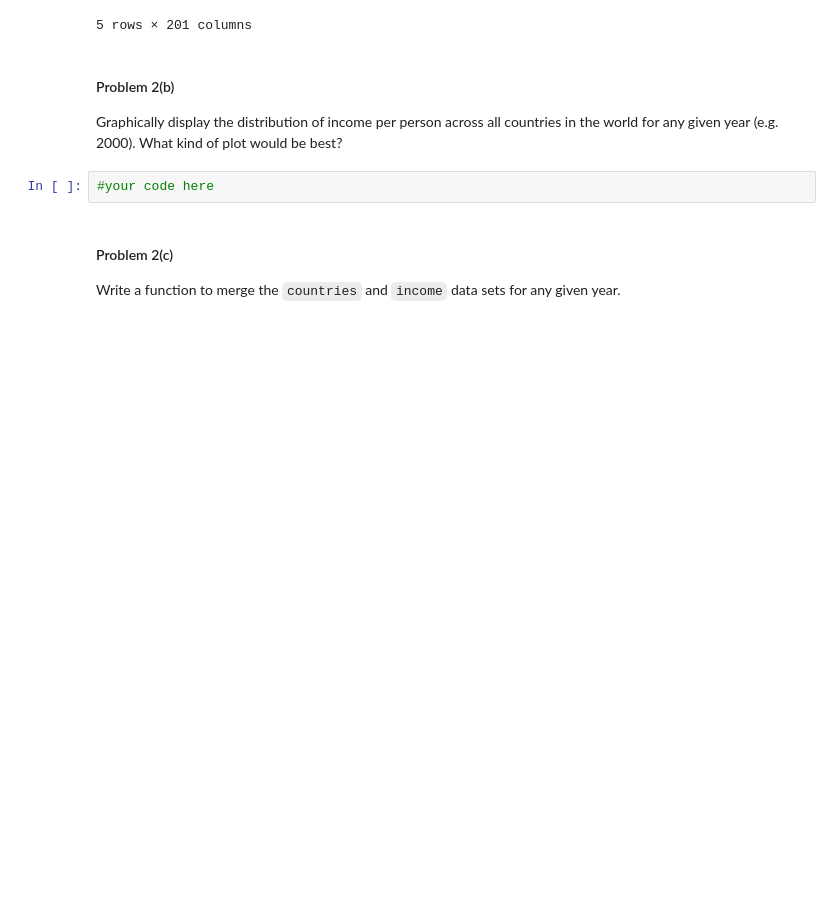
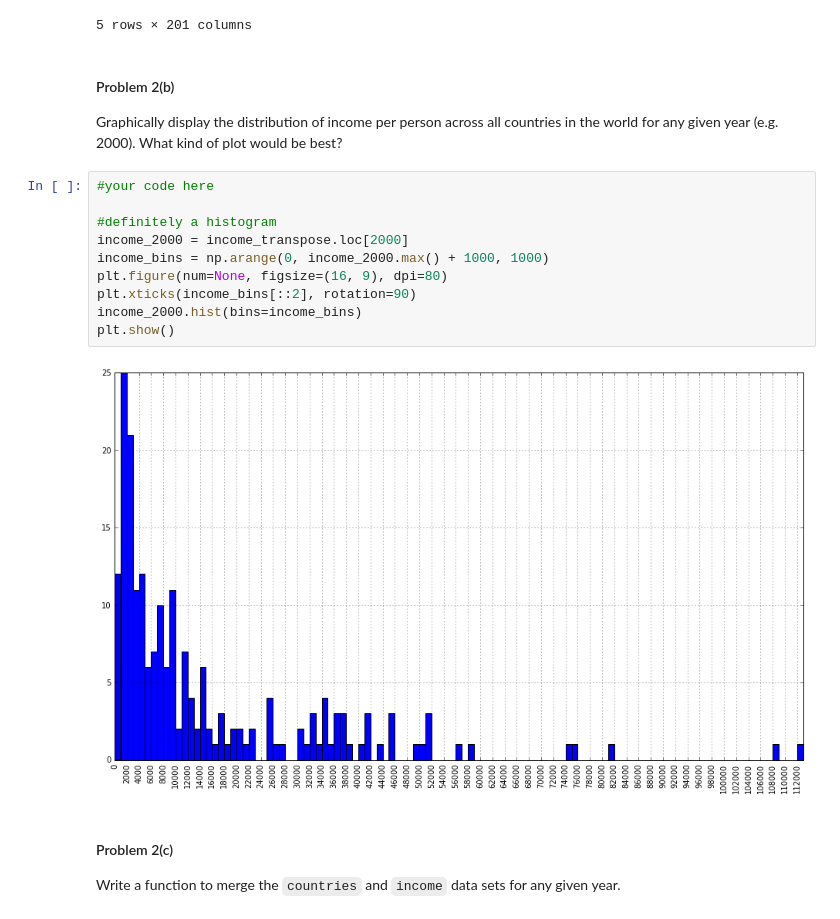
Before and after one commit to SupaStuff/599_hw, a Jupyter notebook: 1/HW1-Prob2.ipynb, the cells around one changed output. Saved outputs shown, nothing was run; the diff lists cells and outputs as text; blank space fills up the shorter version.

```diff
--- a/1/HW1-Prob2.ipynb
+++ b/1/HW1-Prob2.ipynb
@@ -89,8 +91,18 @@ income_transpose.head()
 #### Problem 2(b)
 
 Graphically display the distribution of income per person across all countries in the world for any given year (e.g. 2000).  What kind of plot would be best?
-# %%
-#your code here
+# %%
+#your code here
+
+#definitely a histogram
+income_2000 = income_transpose.loc[2000]
+income_bins = np.arange(0, income_2000.max() + 1000, 1000)
+plt.figure(num=None, figsize=(16, 9), dpi=80)
+plt.xticks(income_bins[::2], rotation=90)
+income_2000.hist(bins=income_bins)
+plt.show()
+# %% [output]
+[figure, added]
 # %% [markdown]
 #### Problem 2(c)
 
```
Also changed, not shown: parts of 5 cells of this notebook, 4 other files.
